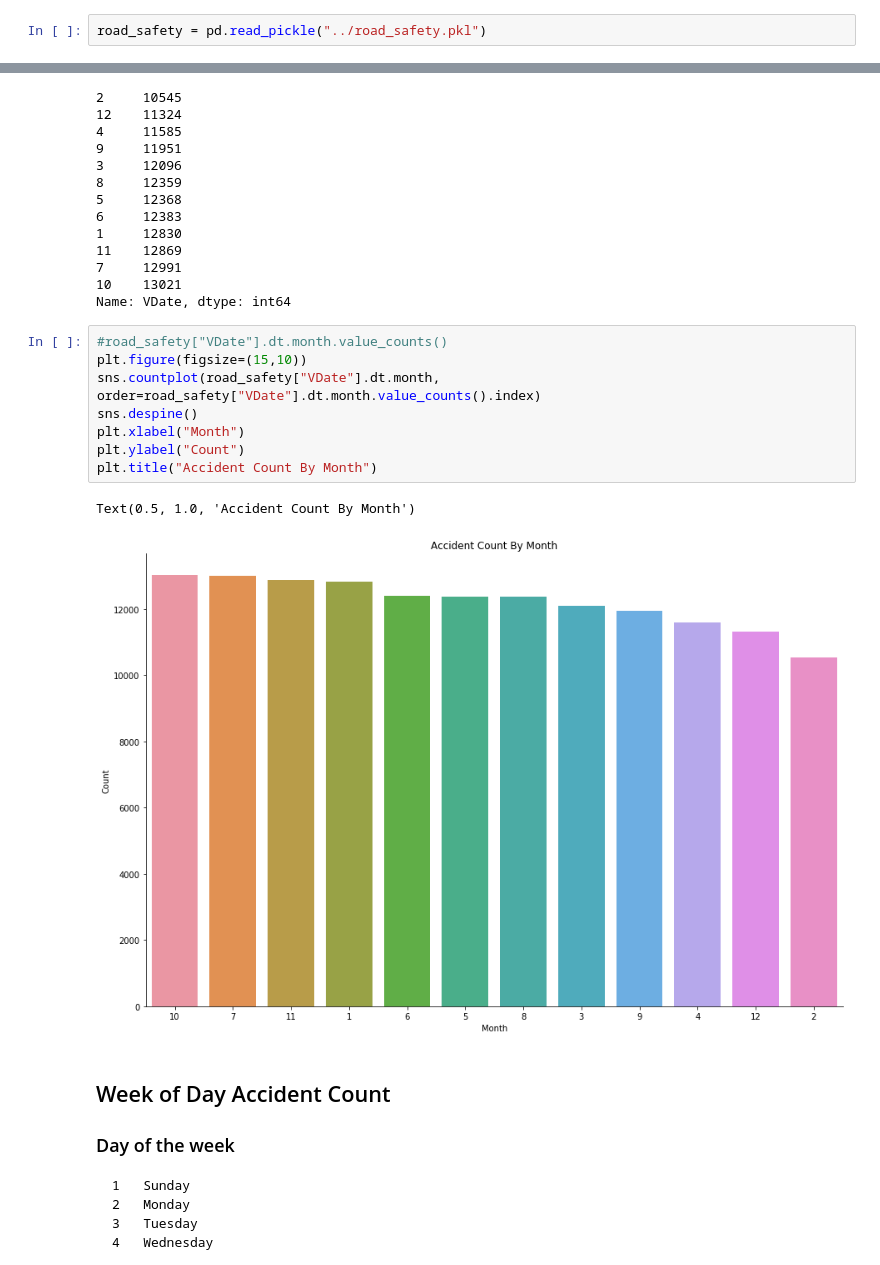
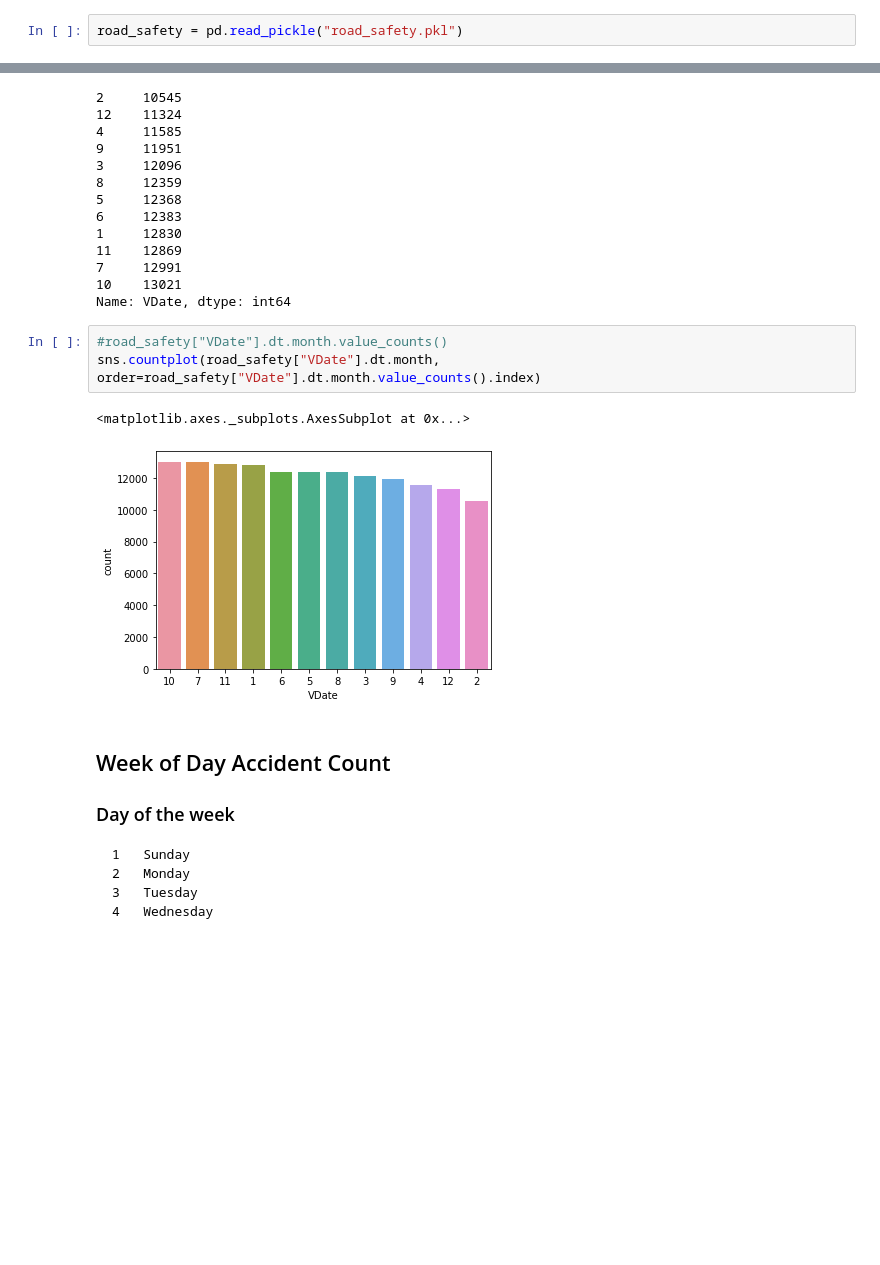
Before and after one commit to shivajid/PredictPoliceAppearance, a Jupyter notebook: h20_exercise_sklearn_keras.ipynb, the cells around one changed output, grey strips where cells are left out. Drawn from its saved outputs; the diff is of its cells as text; blank space fills up the shorter version.

```diff
--- a/h20_exercise_sklearn_keras.ipynb
+++ b/h20_exercise_sklearn_keras.ipynb
@@ -70,7 +70,7 @@ from h2o.estimators.random_forest import H2ORandomForestEstimator
 # %%
 pd.set_option('display.max_rows', 500)
 # %%
-road_safety = pd.read_pickle("../road_safety.pkl")
+road_safety = pd.read_pickle("road_safety.pkl")
 # %%
 road_safety.columns
 # %% [output]
@@ -196,15 +186,10 @@ road_safety["VDate"].dt.month.value_counts().sort_values()
 Name: VDate, dtype: int64
 # %%
 #road_safety["VDate"].dt.month.value_counts()
-plt.figure(figsize=(15,10))
 sns.countplot(road_safety["VDate"].dt.month, order=road_safety["VDate"].dt.month.value_counts().index)
-sns.despine()
-plt.xlabel("Month")
-plt.ylabel("Count")
-plt.title("Accident Count By Month")
 # %% [output]
-Text(0.5, 1.0, 'Accident Count By Month')
+<matplotlib.axes._subplots.AxesSubplot at 0x...>
-[figure, old version]
+[figure, new version]
 # %% [markdown]
 ## Week of Day Accident Count
 ### Day of the week
```
Also changed, not shown: parts of 14 cells of this notebook, 7 other files.
